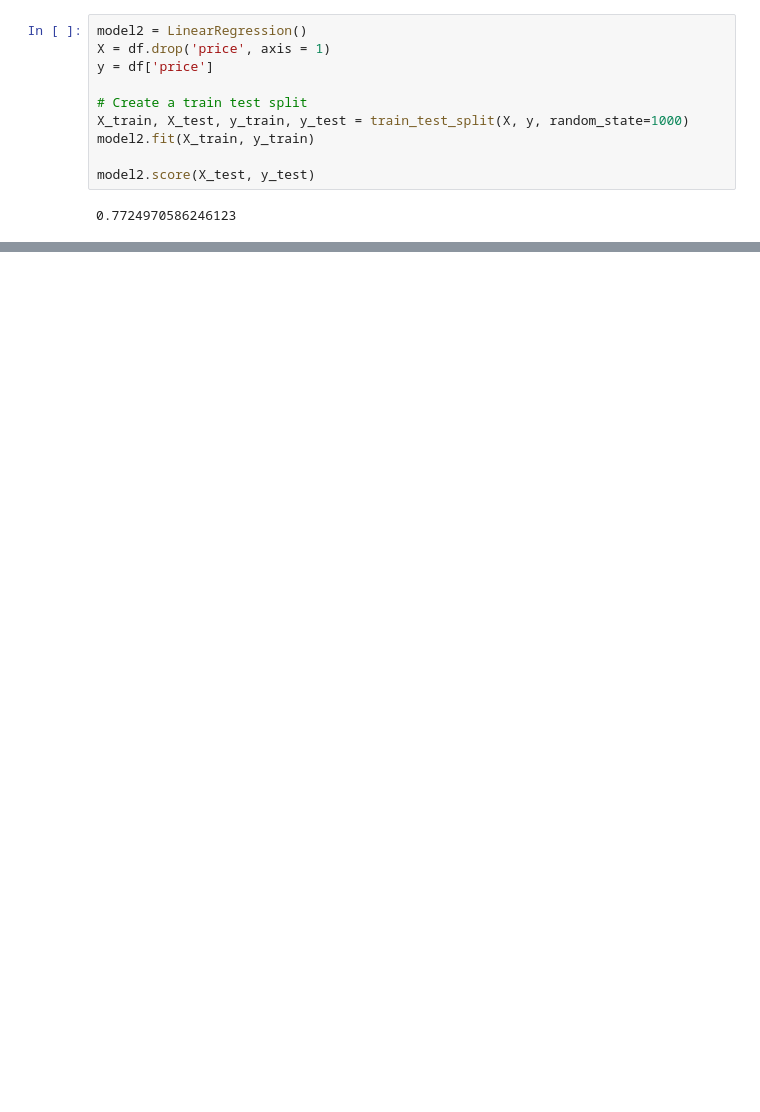
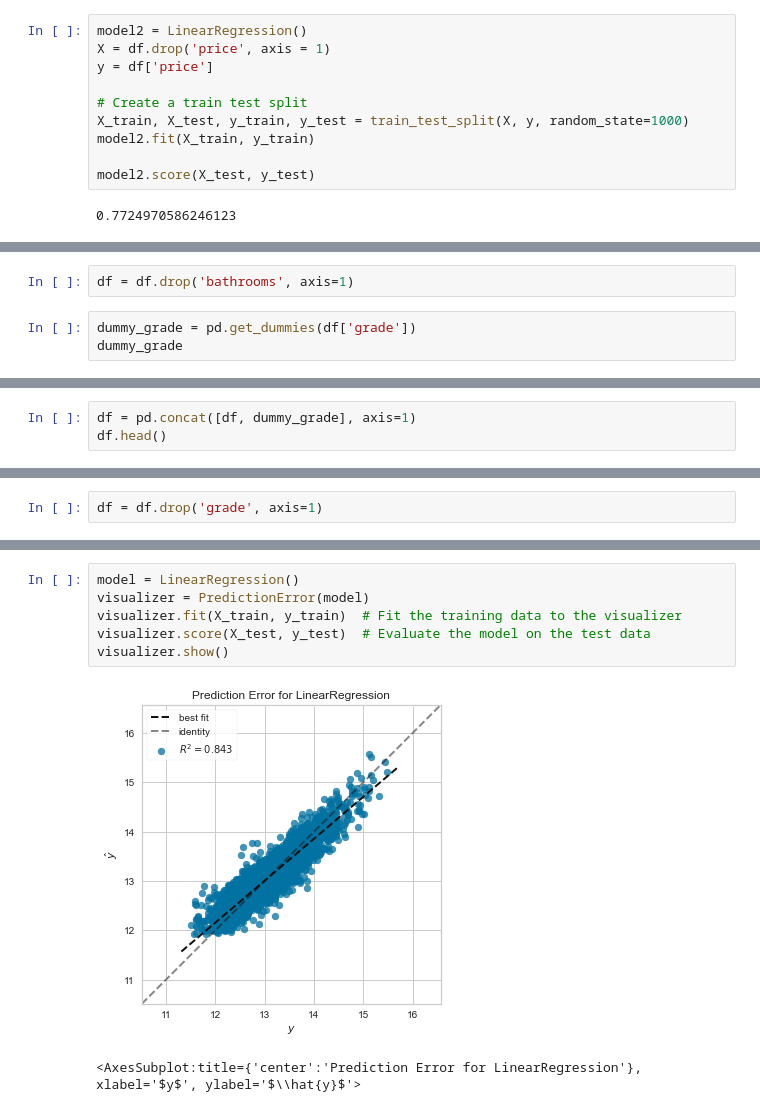
Before and after one commit to krbendol/bsc-phase-two-project, a Jupyter notebook: notebooks/exploratory/wil_dotson/model_zip.ipynb, the cells around one changed output, grey strips where cells are left out. Saved outputs shown, nothing was run; the diff lists cells and outputs as text; blank space fills up the shorter version.

```diff
--- a/notebooks/exploratory/wil_dotson/model_zip.ipynb
+++ b/notebooks/exploratory/wil_dotson/model_zip.ipynb
@@ -746,0 +736,5 @@ ValueError: Boolean array expected for the condition, not object
+# %%
+df = df.drop('bathrooms', axis=1)
+# %%
+dummy_grade = pd.get_dummies(df['grade'])
+dummy_grade
@@ -746,0 +755,3 @@ ValueError: Boolean array expected for the condition, not object
+# %%
+df = pd.concat([df, dummy_grade], axis=1)
+df.head()
@@ -746,0 +766,2 @@ ValueError: Boolean array expected for the condition, not object
+# %%
+df = df.drop('grade', axis=1)
@@ -746,0 +796,9 @@ ValueError: Boolean array expected for the condition, not object
+# %%
+model = LinearRegression()
+visualizer = PredictionError(model)
+visualizer.fit(X_train, y_train)  # Fit the training data to the visualizer
+visualizer.score(X_test, y_test)  # Evaluate the model on the test data
+visualizer.show()
+# %% [output]
+[figure, added]
+<AxesSubplot:title={'center':'Prediction Error for LinearRegression'}, xlabel='$y$', ylabel='$\\hat{y}$'>
```
Also changed, not shown: parts of 57 cells of this notebook, 1 other file.
